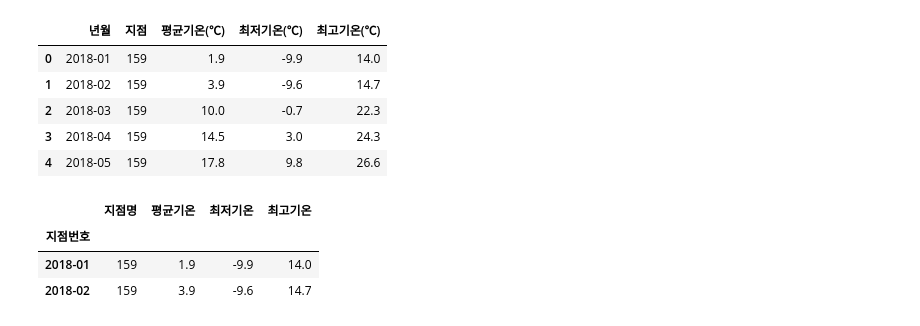
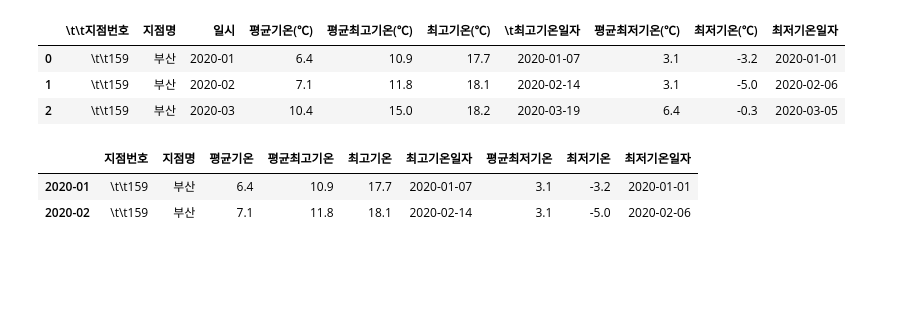
Before and after one commit to mundo99/2-2_BigData, a Jupyter notebook: 09_busan_temp.ipynb, the cells around one changed output. Saved outputs shown, nothing was run; the diff lists cells and outputs as text; code cells hidden in the pictures; blank space fills up the shorter version.

```diff
--- a/09_busan_temp.ipynb
+++ b/09_busan_temp.ipynb
@@ -1,26 +1,26 @@
 # %%
 import pandas as pd
 # %%
-fName = "busan_temp_2018_2020.csv"
-df = pd.read_csv(fName,encoding="cp949",skiprows=6)
-df.head()
+fName = "busan_temp_20211101152231.csv"
+df = pd.read_csv(fName, encoding="cp949",
+skiprows=10)
+df.head(3)
 # %% [output]
-|  | 년월 | 지점 | 평균기온(℃) | 최저기온(℃) | 최고기온(℃) |
-| 0 | 2018-01 | 159 | 1.9 | -9.9 | 14.0 |
-| 1 | 2018-02 | 159 | 3.9 | -9.6 | 14.7 |
-| 2 | 2018-03 | 159 | 10.0 | -0.7 | 22.3 |
-| 3 | 2018-04 | 159 | 14.5 | 3.0 | 24.3 |
-| 4 | 2018-05 | 159 | 17.8 | 9.8 | 26.6 |
+|  | \t\t지점번호 | 지점명 | 일시 | 평균기온(℃) | 평균최고기온(℃) | 최고기온(℃) | \t최고기온일자 | 평균최저기온(℃) | 최저기온(℃) | 최저기온일자 |
+| 0 | \t\t159 | 부산 | 2020-01 | 6.4 | 10.9 | 17.7 | 2020-01-07 | 3.1 | -3.2 | 2020-01-01 |
+| 1 | \t\t159 | 부산 | 2020-02 | 7.1 | 11.8 | 18.1 | 2020-02-14 | 3.1 | -5.0 | 2020-02-06 |
+| 2 | \t\t159 | 부산 | 2020-03 | 10.4 | 15.0 | 18.2 | 2020-03-19 | 6.4 | -0.3 | 2020-03-05 |
 # %%
-fName = "busan_temp_2018_2020.csv"
-df = pd.read_csv(fName, encoding="cp949", skiprows=8,index_col = 0,
-names=['지점번호','지점명','평균기온','최저기온','최고기온'])
+fName = "busan_temp_20211101152231.csv"
+df = pd.read_csv(fName, encoding="cp949",
+skiprows=11, index_col = 2,
+names=['지점번호', '지점명','평균기온','평균최고기온','최고기온','최고기온일자',
+'평균최저기온','최저기온', '최저기온일자'])
 df.head(2)
 # %% [output]
-|  | 지점명 | 평균기온 | 최저기온 | 최고기온 |
-| 지점번호 |  |  |  |  |
-| 2018-01 | 159 | 1.9 | -9.9 | 14.0 |
-| 2018-02 | 159 | 3.9 | -9.6 | 14.7 |
+|  | 지점번호 | 지점명 | 평균기온 | 평균최고기온 | 최고기온 | 최고기온일자 | 평균최저기온 | 최저기온 | 최저기온일자 |
+| 2020-01 | \t\t159 | 부산 | 6.4 | 10.9 | 17.7 | 2020-01-07 | 3.1 | -3.2 | 2020-01-01 |
+| 2020-02 | \t\t159 | 부산 | 7.1 | 11.8 | 18.1 | 2020-02-14 | 3.1 | -5.0 | 2020-02-06 |
 # %%
 df.tail(3)
 # %% [output]
```
Also changed, not shown: parts of 20 cells of this notebook, 8 other files.
